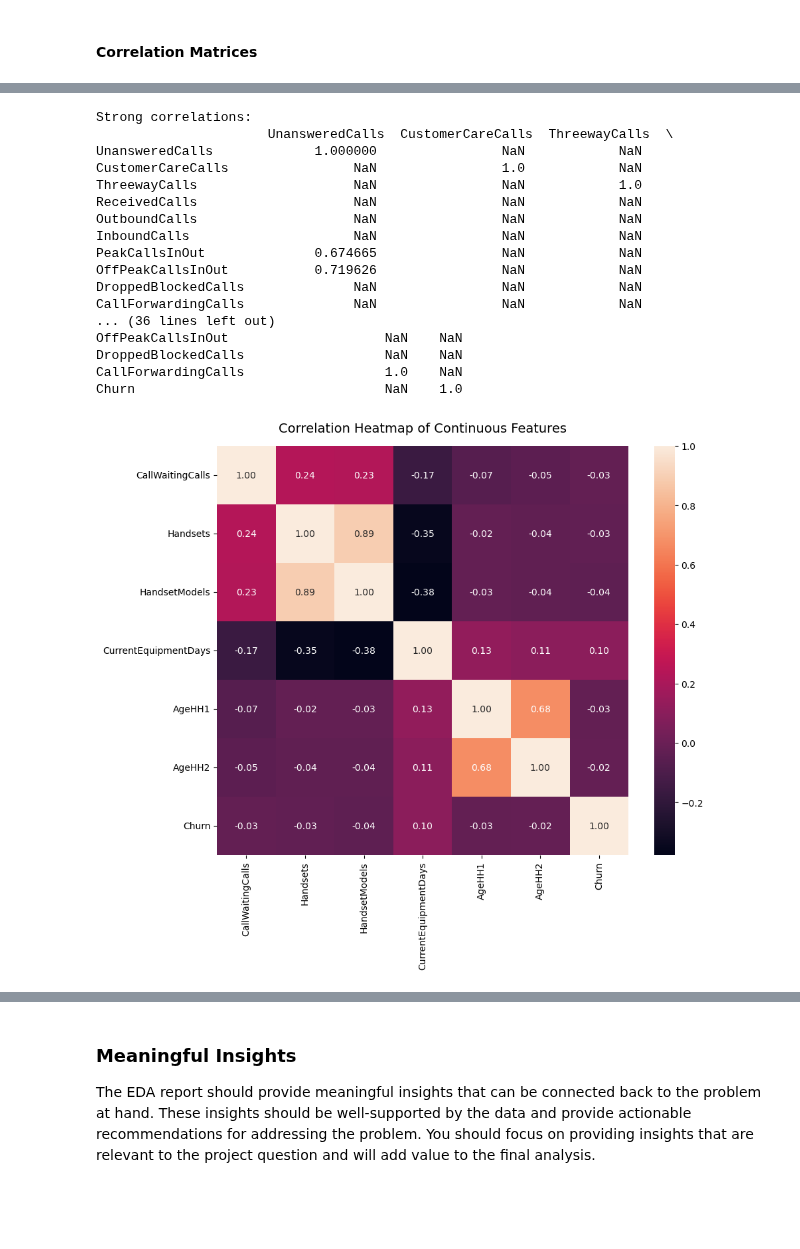
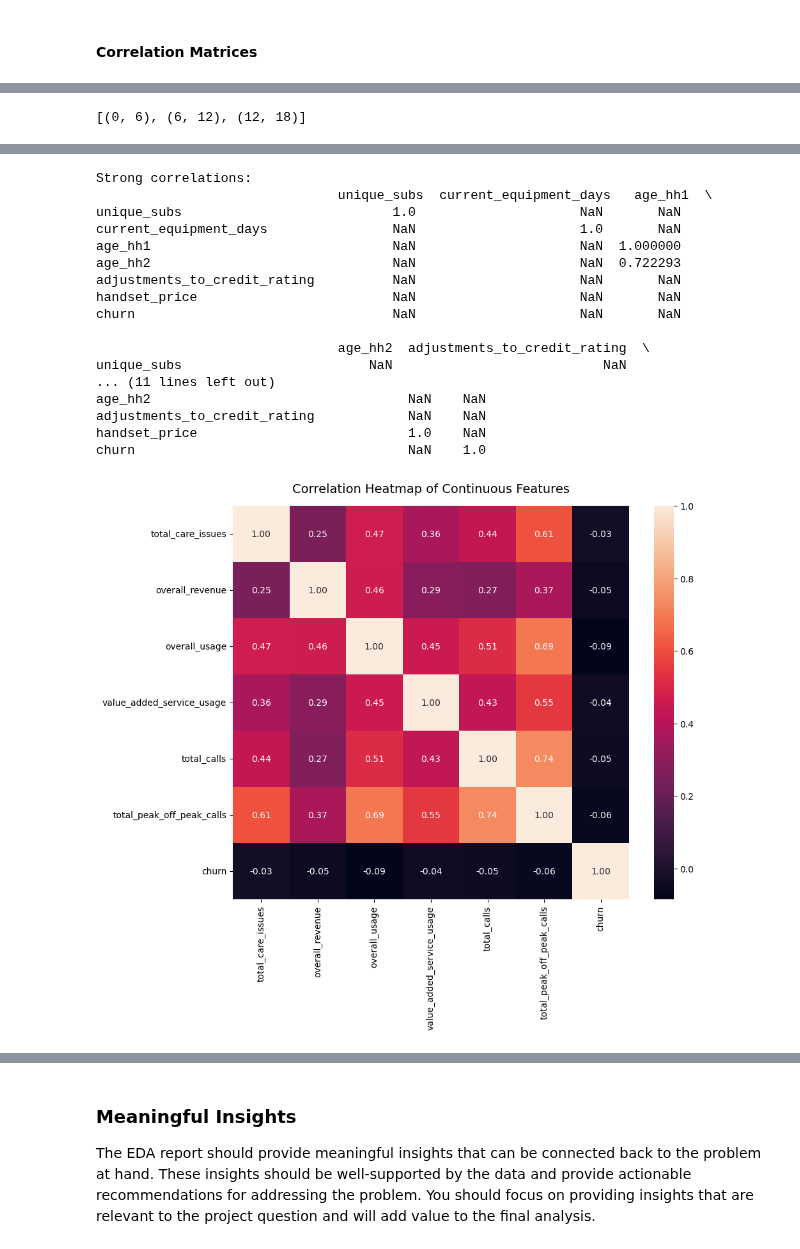
Before and after one commit to kayleeisokay/cs109a_final_project, a Jupyter notebook: MS4.ipynb, the cells around one changed output, grey strips where cells are left out. Cells and saved outputs as stored; diff of their text form; code cells hidden in the pictures; blank space fills up the shorter version.

Commit message:
data pipeline, fix causal inferenced

```diff
--- a/MS4.ipynb
+++ b/MS4.ipynb
@@ -346,15 +370,15 @@ Index(['ChildrenInHH', 'HandsetRefurbished', 'HandsetWebCapable', 'TruckOwner',
 # %%
 fig, ax = plt.subplots(4, 3, figsize=(12, 10))
 
-for ax, feature in zip(ax.ravel(), binary_vars[1:]): # Drop Response Variable - Churn
-    plot_data = train[[feature, "Churn"]]
-    grouped_data = plot_data.groupby([feature, "Churn"]).size().reset_index(name="count")
+for ax, feature in zip(ax.ravel(),binary_vars_to_plot[:12]): # Drop Response Variable - Churn
+    plot_data = train[[feature, "churn"]]
+    grouped_data = plot_data.groupby([feature, "churn"]).size().reset_index(name="count")
     grouped_data["percentage"] = grouped_data.groupby(feature)["count"].transform(lambda x: x / x.sum() * 100)
 
     _ = sns.barplot(
         x=feature,
         y="percentage",
-        hue="Churn",
+        hue="churn",
         data=grouped_data,
         ax=ax
     )
@@ -372,0 +421,22 @@ if output_img:
+# %%
+fig, ax = plt.subplots(1, 3, figsize=(14, 6))
+
+for ax, feature in zip(ax.ravel(),binary_vars_to_plot[24:]): # Drop Response Variable - Churn
+    plot_data = train[[feature, "churn"]]
+    grouped_data = plot_data.groupby([feature, "churn"]).size().reset_index(name="count")
+    grouped_data["percentage"] = grouped_data.groupby(feature)["count"].transform(lambda x: x / x.sum() * 100)
+
+    _ = sns.barplot(
+        x=feature,
+        y="percentage",
+        hue="churn",
+        data=grouped_data,
+        ax=ax
+    )
+    ax.set_title(f"{split_camel_case(feature)}", fontsize=14)
+    ax.set_ylabel("")
+    ax.set_xlabel(f"{feature}")
+
+fig.supylabel("Percentage of Individuals", fontsize=16)
+plt.suptitle("Features Split by Churn", fontsize=20, y=1.02)
+plt.tight_layout()
@@ -398,12 +470,11 @@ if output_img:
 # %%
 # Identifying the trend using time trended variable: "MonthsInSerivce"
 
-train['Churn'] = train['Churn'].map({'Yes': 1, 'No': 0})
-monthly_churn_rate = train.groupby('MonthsInService')['Churn'].mean().reset_index()
+monthly_churn_rate = train.groupby('months_in_service')['churn'].mean().reset_index()
 
 plt.figure(figsize=(10, 6))
 
-sns.lineplot(x='MonthsInService', y='Churn', data=monthly_churn_rate, marker='o', color='b', linestyle='-', linewidth=2, markersize=6)
+sns.lineplot(x='months_in_service', y='churn', data=monthly_churn_rate, marker='o', color='b', linestyle='-', linewidth=2, markersize=6)
 
 plt.title('Churn Rate Over Months in Service')
 plt.xlabel('Months in Service')
@@ -418,4 +489,4 @@ if output_img:
 # %% [markdown]
 #### Correlation Matrices
 # %%
-batches = list(zip(list(range(0, 31, 10)), list(range(0, 31, 10))[1:]))
+batches = list(zip(list(range(0, len(continuous_vars)+1, 6)), list(range(0, len(continuous_vars)+1, 6))[1:]))
@@ -422,8 +497,12 @@ batches = list(zip(list(range(0, 31, 10)), list(range(0, 31, 10))[1:]))
+# %%
+batches
+# %% [output]
+[(0, 6), (6, 12), (12, 18)]
 # %%
 # Correlation heatmap for continuous variables
 
 for letter, batch in zip(string.ascii_lowercase, batches):
-    correlation_matrix = pd.concat([train[continuous_vars[batch[0]:batch[1]]], train['Churn']], axis=1).corr(method='pearson')
+    correlation_matrix = pd.concat([train[continuous_vars[batch[0]:batch[1]]], train['churn']], axis=1).corr(method='pearson')
     fig, ax = plt.subplots(figsize=(10, 8))
     sns.heatmap(
         correlation_matrix,
@@ -462,19 +541,19 @@ Churn                           NaN    1.0
 Strong correlations:
-                      UnansweredCalls  CustomerCareCalls  ThreewayCalls  \
-UnansweredCalls             1.000000                NaN            NaN
-CustomerCareCalls                NaN                1.0            NaN
-ThreewayCalls                    NaN                NaN            1.0
-ReceivedCalls                    NaN                NaN            NaN
-OutboundCalls                    NaN                NaN            NaN
-InboundCalls                     NaN                NaN            NaN
-PeakCallsInOut              0.674665                NaN            NaN
-OffPeakCallsInOut           0.719626                NaN            NaN
-DroppedBlockedCalls              NaN                NaN            NaN
-CallForwardingCalls              NaN                NaN            NaN
-... (36 lines left out)
-OffPeakCallsInOut                    NaN    NaN
-DroppedBlockedCalls                  NaN    NaN
-CallForwardingCalls                  1.0    NaN
-Churn                                NaN    1.0
+                               unique_subs  current_equipment_days   age_hh1  \
+unique_subs                           1.0                     NaN       NaN
+current_equipment_days                NaN                     1.0       NaN
+age_hh1                               NaN                     NaN  1.000000
+age_hh2                               NaN                     NaN  0.722293
+adjustments_to_credit_rating          NaN                     NaN       NaN
+handset_price                         NaN                     NaN       NaN
+churn                                 NaN                     NaN       NaN
+
+                               age_hh2  adjustments_to_credit_rating  \
+unique_subs                        NaN                           NaN
+... (11 lines left out)
+age_hh2                                 NaN    NaN
+adjustments_to_credit_rating            NaN    NaN
+handset_price                           1.0    NaN
+churn                                   NaN    1.0
-[figure, old version]
+[figure, new version]
 Strong correlations:
```
Also changed, not shown: parts of 43 cells of this notebook, 23 other files.
